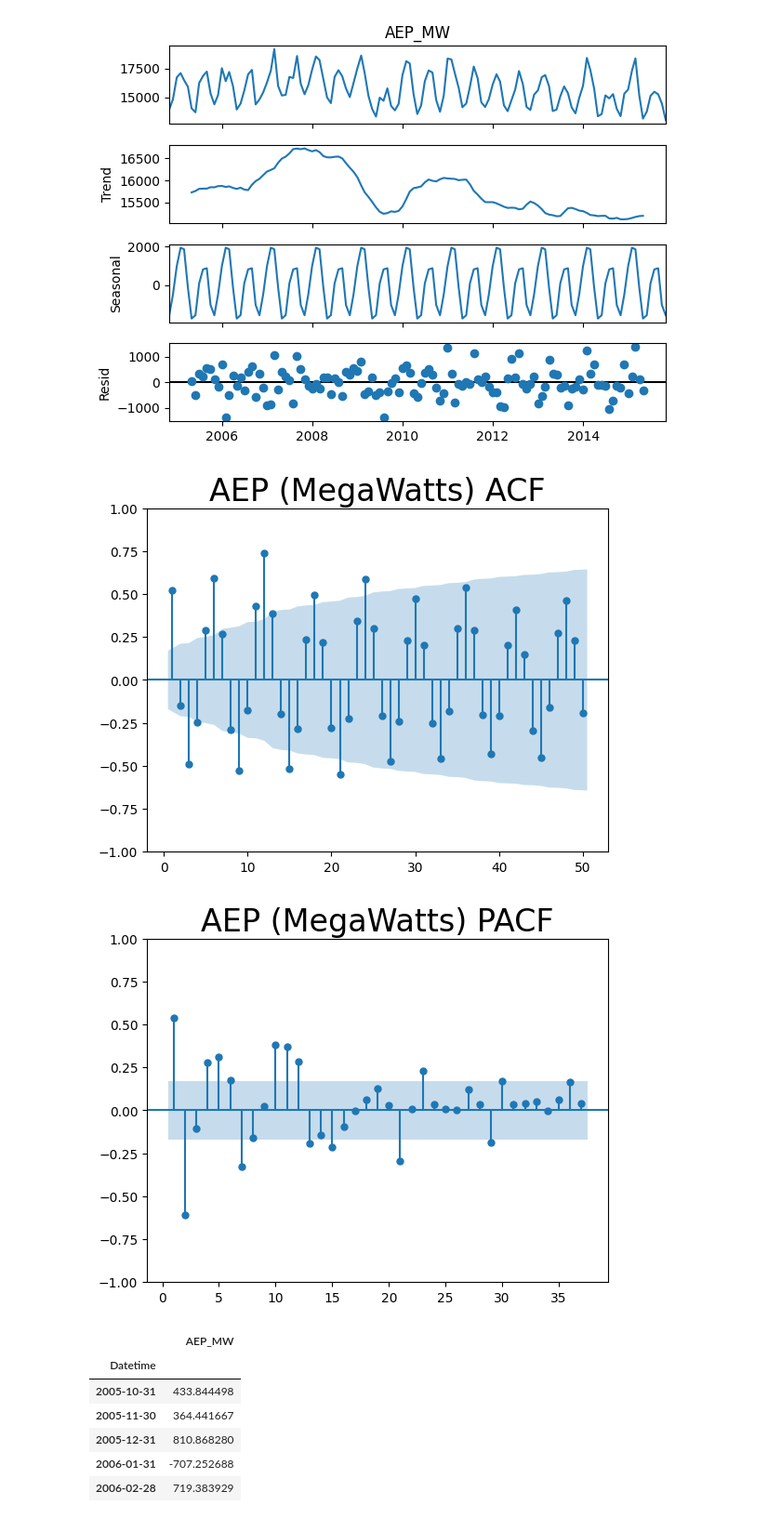
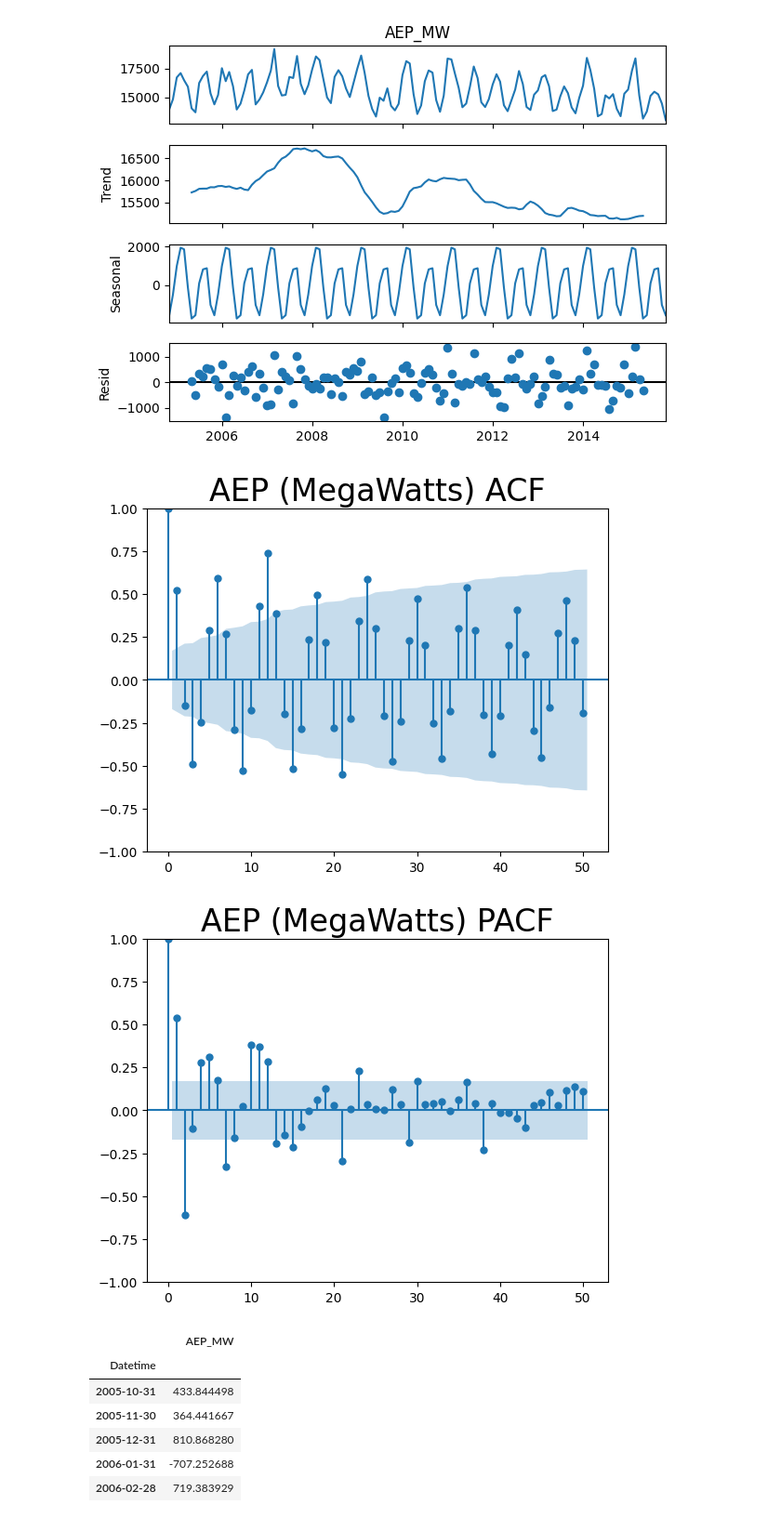
Before and after one commit to victorouma1/Machine-Learning-2-Capstone, a Jupyter notebook: main.ipynb, the cells around one changed output. Shown at 93% size. Drawn from its saved outputs; the diff is of its cells as text; code cells hidden in the pictures.

```diff
--- a/main.ipynb
+++ b/main.ipynb
@@ -149,15 +149,15 @@ plt.show()
 # %% [output]
 [figure]
 # %%
-sgt.plot_acf(train_dataset['AEP_MW'], lags=50, zero=False)
+sgt.plot_acf(train_dataset['AEP_MW'], lags=50)
 plt.title("AEP (MegaWatts) ACF", size=24)
 plt.show()
 # %% [output]
-[figure, old version]
+[figure, new version]
 # %%
-sgt.plot_pacf(train_dataset['AEP_MW'], lags=37, zero=False, method='ols')
+sgt.plot_pacf(train_dataset['AEP_MW'], lags=50, method='ols')
 plt.title("AEP (MegaWatts) PACF", size=24)
 plt.show()
 # %% [output]
-[figure, old version]
+[figure, new version]
 # %%
```
Also changed, not shown: parts of 46 cells of this notebook.
